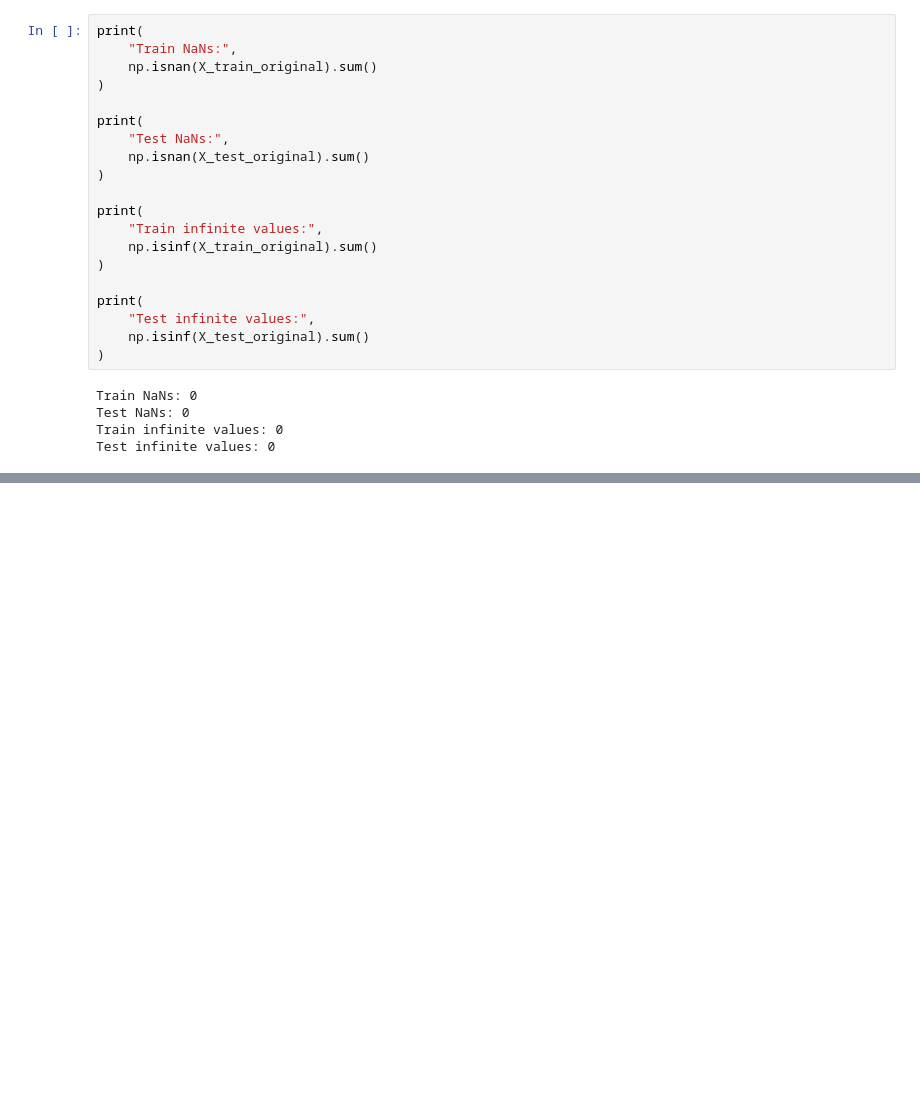
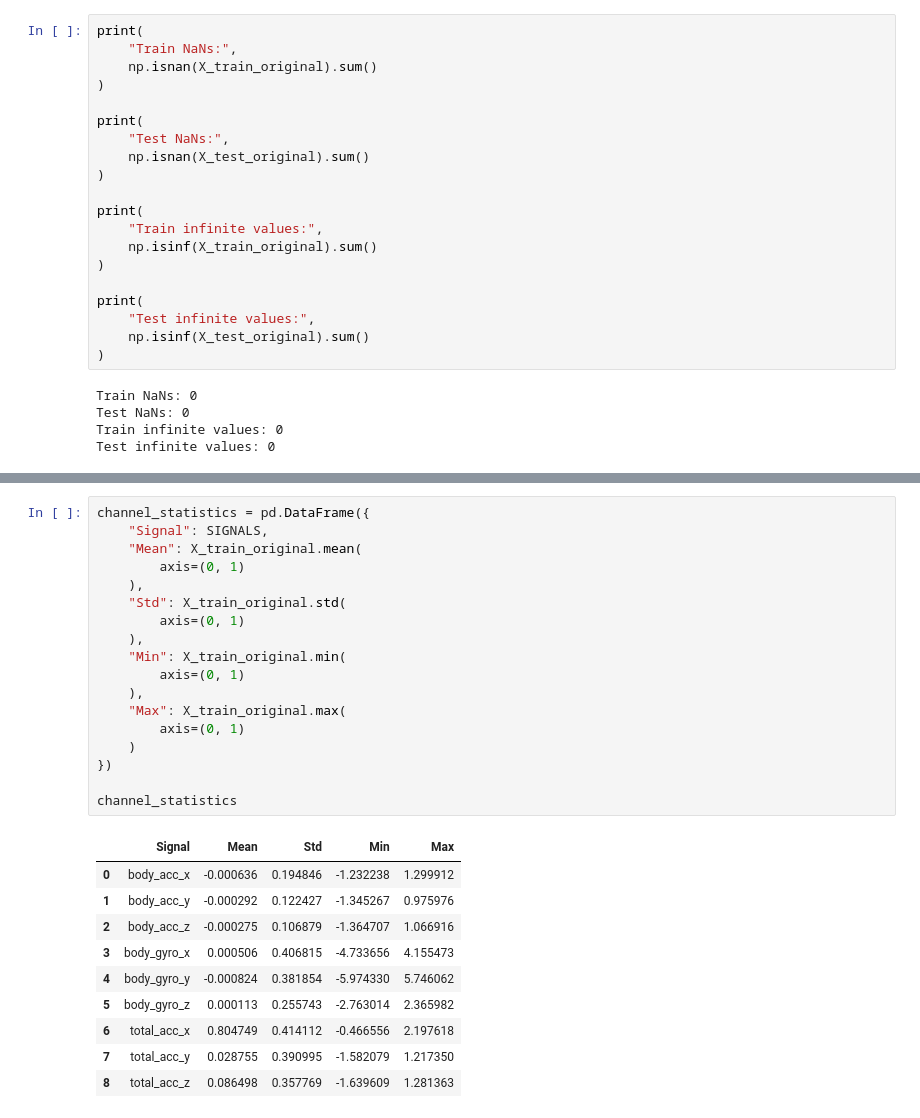
Before and after one commit to SLIIT-Y4-S2-DL-ORG/Deep-Learning-Assignment, a Jupyter notebook: Preprocessing/data_exploration.ipynb, the cells around one changed output, grey strips where cells are left out. Cells and saved outputs as stored; diff of their text form; blank space fills up the shorter version.

Commit message:
added proper data exploration and requirements installation file along with gitIgnore

```diff
--- a/Preprocessing/data_exploration.ipynb
+++ b/Preprocessing/data_exploration.ipynb
@@ -187,0 +347,29 @@ plt.show()
+# %%
+channel_statistics = pd.DataFrame({
+    "Signal": SIGNALS,
+    "Mean": X_train_original.mean(
+        axis=(0, 1)
+    ),
+    "Std": X_train_original.std(
+        axis=(0, 1)
+    ),
+    "Min": X_train_original.min(
+        axis=(0, 1)
+    ),
+    "Max": X_train_original.max(
+        axis=(0, 1)
+    )
+})
+
+channel_statistics
+# %% [output]
+|  | Signal | Mean | Std | Min | Max |
+| 0 | body_acc_x | -0.000636 | 0.194846 | -1.232238 | 1.299912 |
+| 1 | body_acc_y | -0.000292 | 0.122427 | -1.345267 | 0.975976 |
+| 2 | body_acc_z | -0.000275 | 0.106879 | -1.364707 | 1.066916 |
+| 3 | body_gyro_x | 0.000506 | 0.406815 | -4.733656 | 4.155473 |
+| 4 | body_gyro_y | -0.000824 | 0.381854 | -5.974330 | 5.746062 |
+| 5 | body_gyro_z | 0.000113 | 0.255743 | -2.763014 | 2.365982 |
+| 6 | total_acc_x | 0.804749 | 0.414112 | -0.466556 | 2.197618 |
+| 7 | total_acc_y | 0.028755 | 0.390995 | -1.582079 | 1.217350 |
+| 8 | total_acc_z | 0.086498 | 0.357769 | -1.639609 | 1.281363 |
```
Also changed, not shown: parts of 7 cells of this notebook, 2 other files.
